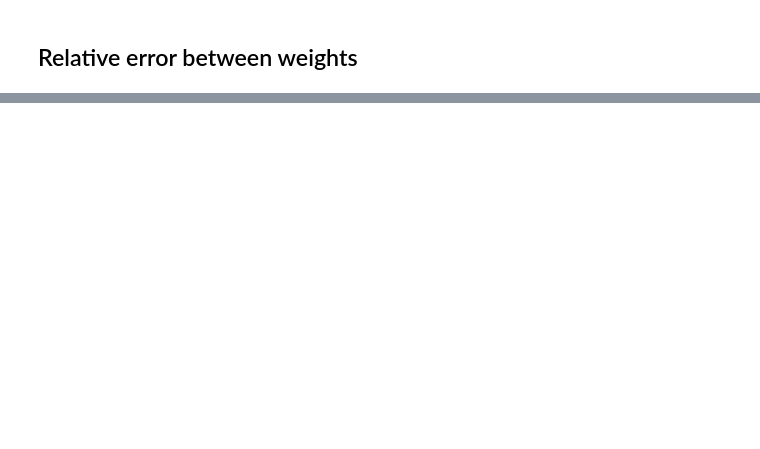
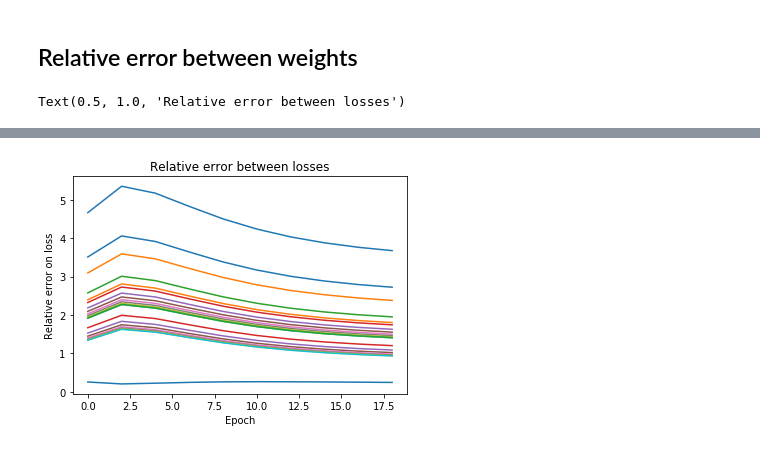
Before and after one commit to arthurPignet/privacy-preserving-titanic-challenge, a Jupyter notebook: ckks_titanic/notebooks/2-ap-main.ipynb, the cells around one changed output, grey strips where cells are left out. Drawn from its saved outputs; the diff is of its cells as text; code cells hidden in the pictures; blank space fills up the shorter version.

```diff
--- a/ckks_titanic/notebooks/2-ap-main.ipynb
+++ b/ckks_titanic/notebooks/2-ap-main.ipynb
@@ -499,7 +471,10 @@ unencrypted_model = unencrypted_LR.LogisticRegression(init_weight=unencrypted_we
 # %% [markdown]
 ## Relative error between losses
 # %%
-decrypted = [i.decrypt()[0] for i in model.loss_list]
-true_err = np.abs(np.array(decrypted) - np.array(unencrypted_model.loss_list))
-rel_err = true_err/np.linalg.norm(decrypted)
-rel_err
+decrypted = [i.decrypt(secret_key) for i in model.loss_list]
+true_err_cl = np.abs(np.array(decrypted) - np.array(unencrypted_model.loss_list))
+rel_err_cl = true_err_cl/np.abs(decrypted)
+true_err_ct = np.abs(np.array(decrypted) - np.array(unencrypted_model.true_loss_list))
+rel_err_ct = true_err_ct/np.abs(decrypted)
+true_err_lt = np.abs(np.array(unencrypted_model.loss_list) - np.array(unencrypted_model.true_loss_list))
+rel_err_lt = true_err_lt/np.abs(unencrypted_model.true_loss_list)
@@ -533,2 +507,12 @@ Text(0.5, 1.0, 'Relative error between encrypted loss and unencrypted true loss'
 # %% [markdown]
 ## Relative error between weights
+# %%
+plt.plot([i*VERBOSE for i in range(len(model.loss_list))],  rel_err_cl, label='cipherloss and plainloss')
+plt.plot([i*VERBOSE for i in range(len(model.loss_list))],  rel_err_ct, label='cipherloss and trueloss' )
+plt.plot([i*VERBOSE for i in range(len(model.loss_list))],  rel_err_lt, label='plainlosses')
+
+plt.xlabel('Epoch')
+plt.ylabel('Relative error on loss')
+plt.title('Relative error between losses')
+# %% [output]
+Text(0.5, 1.0, 'Relative error between losses')
@@ -534,0 +524 @@ Text(0.5, 1.0, 'Relative error between encrypted loss and unencrypted true loss'
+[figure, added]
```
Also changed, not shown: parts of 32 cells of this notebook, 1 other file.
